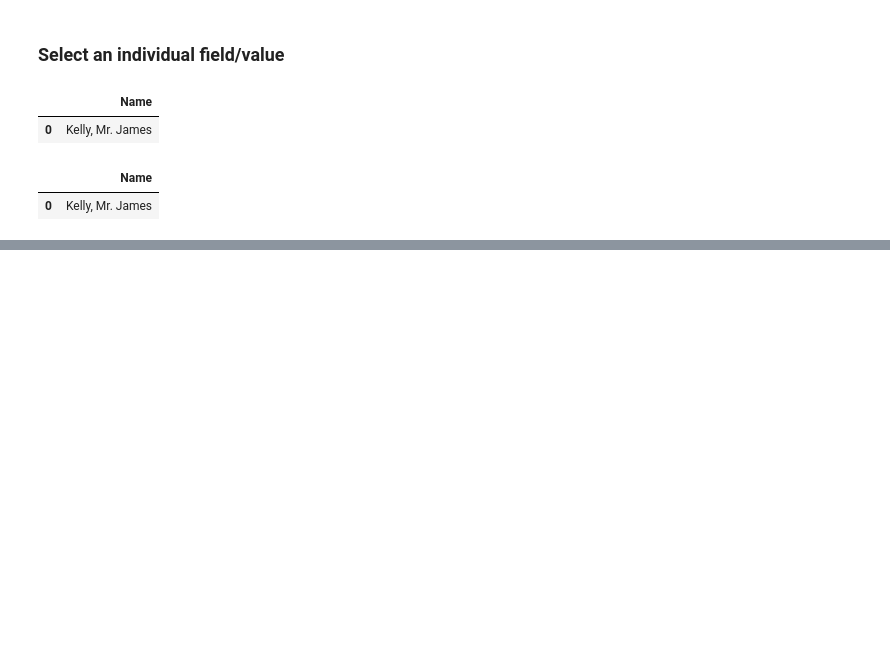
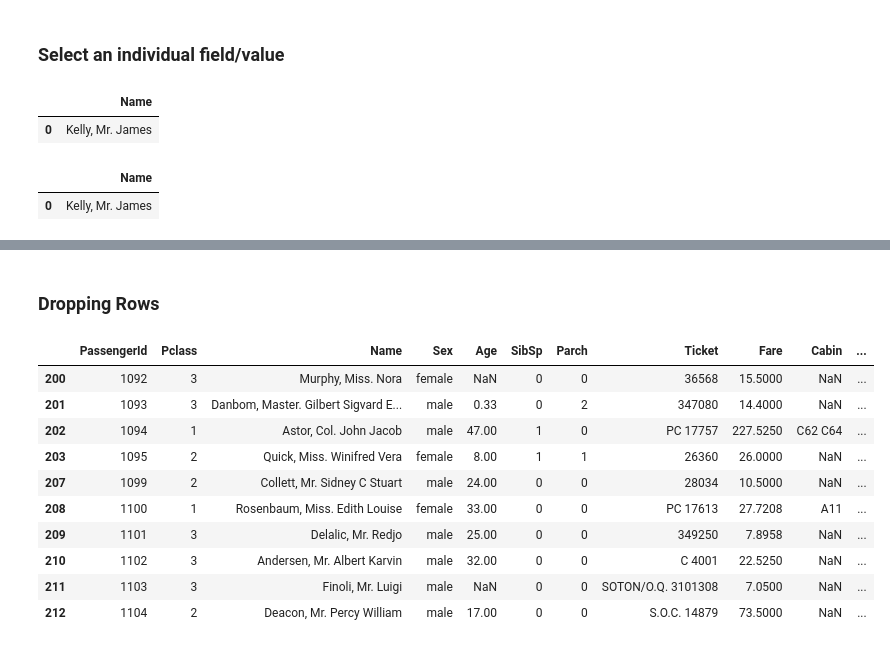
Before and after one commit to TheBoyMoe/DataScience-Repo, a Jupyter notebook: CodeAcademy-Data-Science/05-Pandas/05-pandas-review.ipynb, the cells around one changed output, grey strips where cells are left out. Cells and saved outputs as stored; diff of their text form; code cells hidden in the pictures; blank space fills up the shorter version.

```diff
--- a/CodeAcademy-Data-Science/05-Pandas/05-pandas-review.ipynb
+++ b/CodeAcademy-Data-Science/05-Pandas/05-pandas-review.ipynb
@@ -209,0 +229,18 @@ df.loc[[0], ['Name']]
+# %% [markdown]
+### Dropping Rows
+# %%
+# NOTE: use 'axis=0' to drop a row, original dataframe remains unchanged
+# drop rows based on row number
+df.drop([204, 205, 206], axis=0)[200:210]
+# %% [output]
+|  | PassengerId | Pclass | Name | Sex | Age | SibSp | Parch | Ticket | Fare | Cabin | ... |
+| 200 | 1092 | 3 | Murphy, Miss. Nora | female | NaN | 0 | 0 | 36568 | 15.5000 | NaN | ... |
+| 201 | 1093 | 3 | Danbom, Master. Gilbert Sigvard E... | male | 0.33 | 0 | 2 | 347080 | 14.4000 | NaN | ... |
+| 202 | 1094 | 1 | Astor, Col. John Jacob | male | 47.00 | 1 | 0 | PC 17757 | 227.5250 | C62 C64 | ... |
+| 203 | 1095 | 2 | Quick, Miss. Winifred Vera | female | 8.00 | 1 | 1 | 26360 | 26.0000 | NaN | ... |
+| 207 | 1099 | 2 | Collett, Mr. Sidney C Stuart | male | 24.00 | 0 | 0 | 28034 | 10.5000 | NaN | ... |
+| 208 | 1100 | 1 | Rosenbaum, Miss. Edith Louise | female | 33.00 | 0 | 0 | PC 17613 | 27.7208 | A11 | ... |
+| 209 | 1101 | 3 | Delalic, Mr. Redjo | male | 25.00 | 0 | 0 | 349250 | 7.8958 | NaN | ... |
+| 210 | 1102 | 3 | Andersen, Mr. Albert Karvin | male | 32.00 | 0 | 0 | C 4001 | 22.5250 | NaN | ... |
+| 211 | 1103 | 3 | Finoli, Mr. Luigi | male | NaN | 0 | 0 | SOTON/O.Q. 3101308 | 7.0500 | NaN | ... |
+| 212 | 1104 | 2 | Deacon, Mr. Percy William | male | 17.00 | 0 | 0 | S.O.C. 14879 | 73.5000 | NaN | ... |
```
Also changed, not shown: parts of 7 cells of this notebook, 2 other files.
